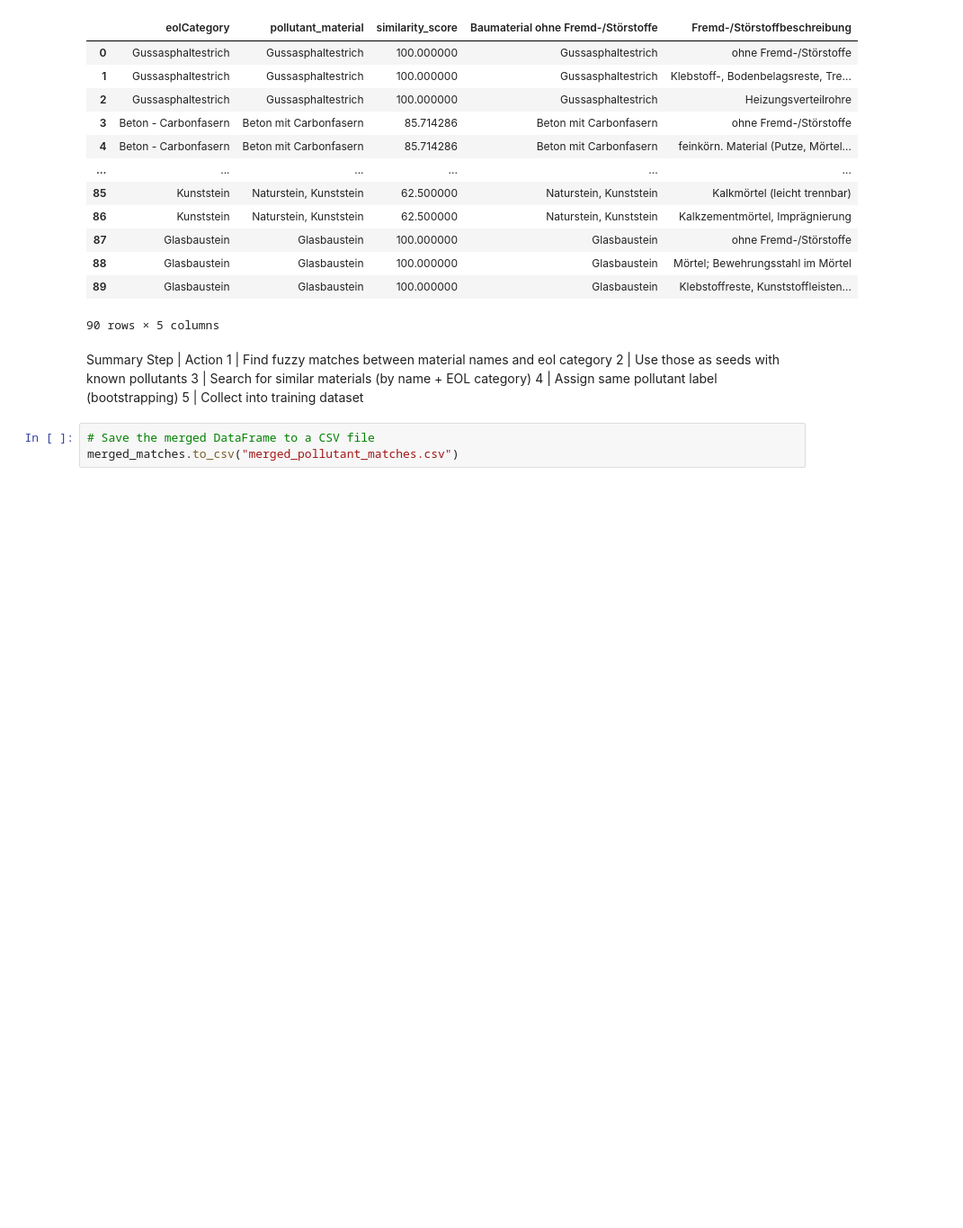
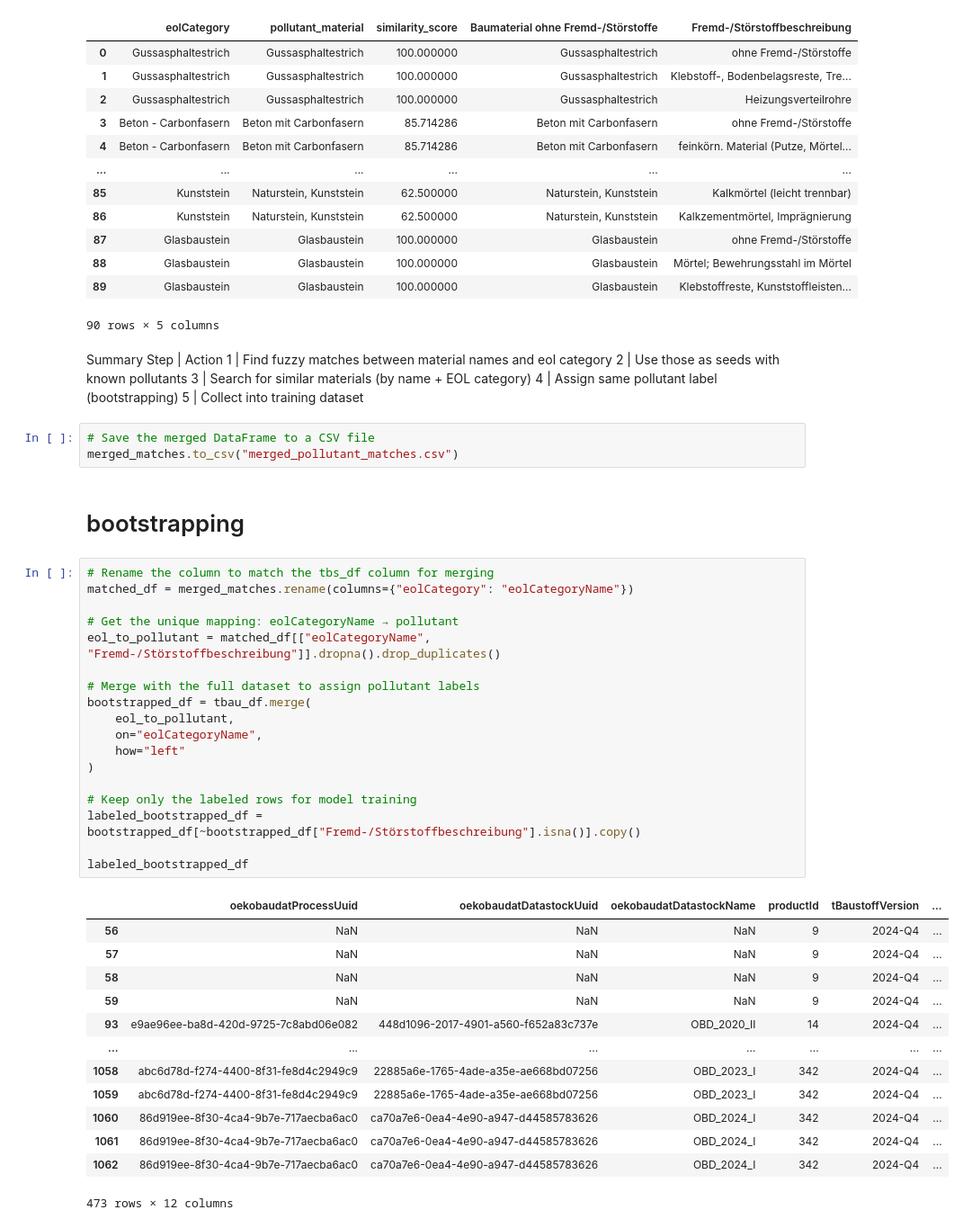
Before and after one commit to n3xtcoder-ai4impact/bbsr-challenge, a Jupyter notebook: tbaustoff.ipynb, the cells around one changed output. Shown at 90% size. Cells and saved outputs as stored; diff of their text form; blank space fills up the shorter version.

Commit message:
labeled bootstrap

```diff
--- a/tbaustoff.ipynb
+++ b/tbaustoff.ipynb
@@ -464,3 +464,37 @@ Step | Action
 # %%
 # Save the merged DataFrame to a CSV file
 merged_matches.to_csv("merged_pollutant_matches.csv")
+# %% [markdown]
+# bootstrapping
+# %%
+# Rename the column to match the tbs_df column for merging
+matched_df = merged_matches.rename(columns={"eolCategory": "eolCategoryName"})
+
+# Get the unique mapping: eolCategoryName → pollutant
+eol_to_pollutant = matched_df[["eolCategoryName", "Fremd-/Störstoffbeschreibung"]].dropna().drop_duplicates()
+
+# Merge with the full dataset to assign pollutant labels
+bootstrapped_df = tbau_df.merge(
+    eol_to_pollutant,
+    on="eolCategoryName",
+    how="left"
+)
+
+# Keep only the labeled rows for model training
+labeled_bootstrapped_df = bootstrapped_df[~bootstrapped_df["Fremd-/Störstoffbeschreibung"].isna()].copy()
+
+labeled_bootstrapped_df
+# %% [output]
+|  | oekobaudatProcessUuid | oekobaudatDatastockUuid | oekobaudatDatastockName | productId | tBaustoffVersion | ... |
+| 56 | NaN | NaN | NaN | 9 | 2024-Q4 | ... |
+| 57 | NaN | NaN | NaN | 9 | 2024-Q4 | ... |
+| 58 | NaN | NaN | NaN | 9 | 2024-Q4 | ... |
+| 59 | NaN | NaN | NaN | 9 | 2024-Q4 | ... |
+| 93 | e9ae96ee-ba8d-420d-9725-7c8abd06e082 | 448d1096-2017-4901-a560-f652a83c737e | OBD_2020_II | 14 | 2024-Q4 | ... |
+| ... | ... | ... | ... | ... | ... | ... |
+| 1058 | abc6d78d-f274-4400-8f31-fe8d4c2949c9 | 22885a6e-1765-4ade-a35e-ae668bd07256 | OBD_2023_I | 342 | 2024-Q4 | ... |
+| 1059 | abc6d78d-f274-4400-8f31-fe8d4c2949c9 | 22885a6e-1765-4ade-a35e-ae668bd07256 | OBD_2023_I | 342 | 2024-Q4 | ... |
+| 1060 | 86d919ee-8f30-4ca4-9b7e-717aecba6ac0 | ca70a7e6-0ea4-4e90-a947-d44585783626 | OBD_2024_I | 342 | 2024-Q4 | ... |
+| 1061 | 86d919ee-8f30-4ca4-9b7e-717aecba6ac0 | ca70a7e6-0ea4-4e90-a947-d44585783626 | OBD_2024_I | 342 | 2024-Q4 | ... |
+| 1062 | 86d919ee-8f30-4ca4-9b7e-717aecba6ac0 | ca70a7e6-0ea4-4e90-a947-d44585783626 | OBD_2024_I | 342 | 2024-Q4 | ... |
+473 rows × 12 columns
```
